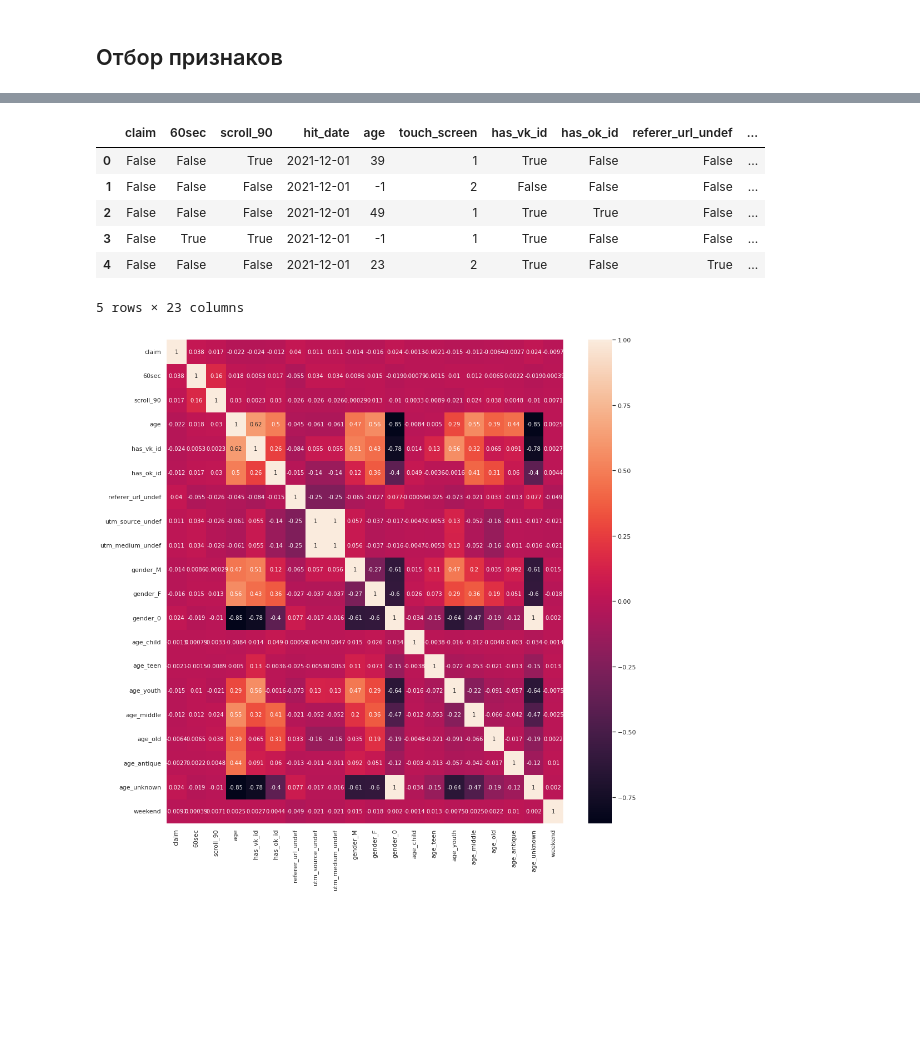
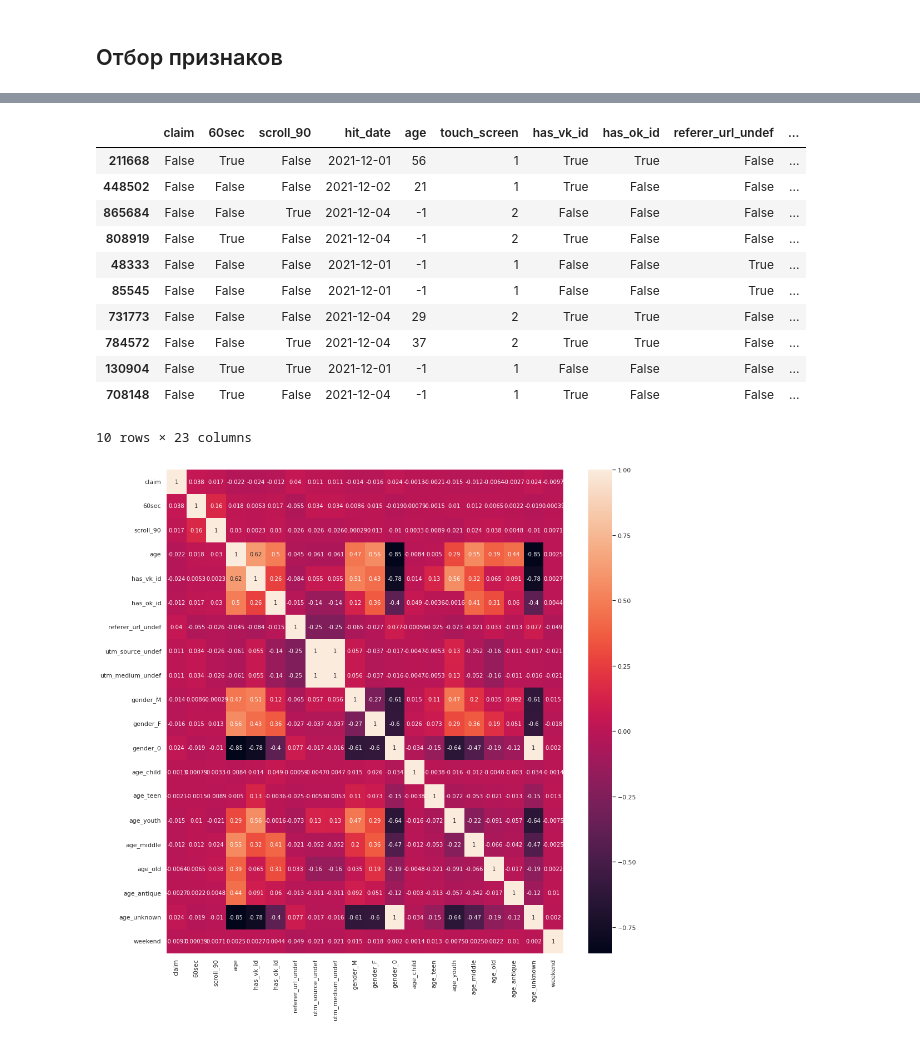
Before and after one commit to nglaz0v/DS_bootcamp, a Jupyter notebook: 5-ANN_CV/project_5.ipynb, the cells around one changed output, grey strips where cells are left out. Drawn from its saved outputs; the diff is of its cells as text; code cells hidden in the pictures; blank space fills up the shorter version.

```diff
--- a/5-ANN_CV/project_5.ipynb
+++ b/5-ANN_CV/project_5.ipynb
@@ -641,15 +635,20 @@ dtypes: bool(19), category(2), datetime64[ns](1), int8(1), object(5)
 memory usage: 59.0+ MB
 # %%
 gb_data.drop(gb_data.select_dtypes(include='object').columns, axis=1, inplace=True)
-gb_data.head()
+gb_data.sample(n=10, random_state=42)
 # %% [output]
 |  | claim | 60sec | scroll_90 | hit_date | age | touch_screen | has_vk_id | has_ok_id | referer_url_undef | ... |
-| 0 | False | False | True | 2021-12-01 | 39 | 1 | True | False | False | ... |
-| 1 | False | False | False | 2021-12-01 | -1 | 2 | False | False | False | ... |
-| 2 | False | False | False | 2021-12-01 | 49 | 1 | True | True | False | ... |
-| 3 | False | True | True | 2021-12-01 | -1 | 1 | True | False | False | ... |
-| 4 | False | False | False | 2021-12-01 | 23 | 2 | True | False | True | ... |
+| 211668 | False | True | False | 2021-12-01 | 56 | 1 | True | True | False | ... |
+| 448502 | False | False | False | 2021-12-02 | 21 | 1 | True | False | False | ... |
+| 865684 | False | False | True | 2021-12-04 | -1 | 2 | False | False | False | ... |
+| 808919 | False | True | False | 2021-12-04 | -1 | 2 | True | False | False | ... |
+| 48333 | False | False | False | 2021-12-01 | -1 | 1 | False | False | True | ... |
+| 85545 | False | False | False | 2021-12-01 | -1 | 1 | False | False | True | ... |
+| 731773 | False | False | False | 2021-12-04 | 29 | 2 | True | True | False | ... |
+| 784572 | False | False | True | 2021-12-04 | 37 | 2 | True | True | False | ... |
+| 130904 | False | True | True | 2021-12-01 | -1 | 1 | False | False | False | ... |
+| 708148 | False | True | False | 2021-12-04 | -1 | 1 | True | False | False | ... |
-5 rows × 23 columns
+10 rows × 23 columns
 # %%
 plt.figure(figsize=(16, 16))
 sns.heatmap(gb_data.corr(), annot=True);
```
Also changed, not shown: parts of 54 cells of this notebook.
